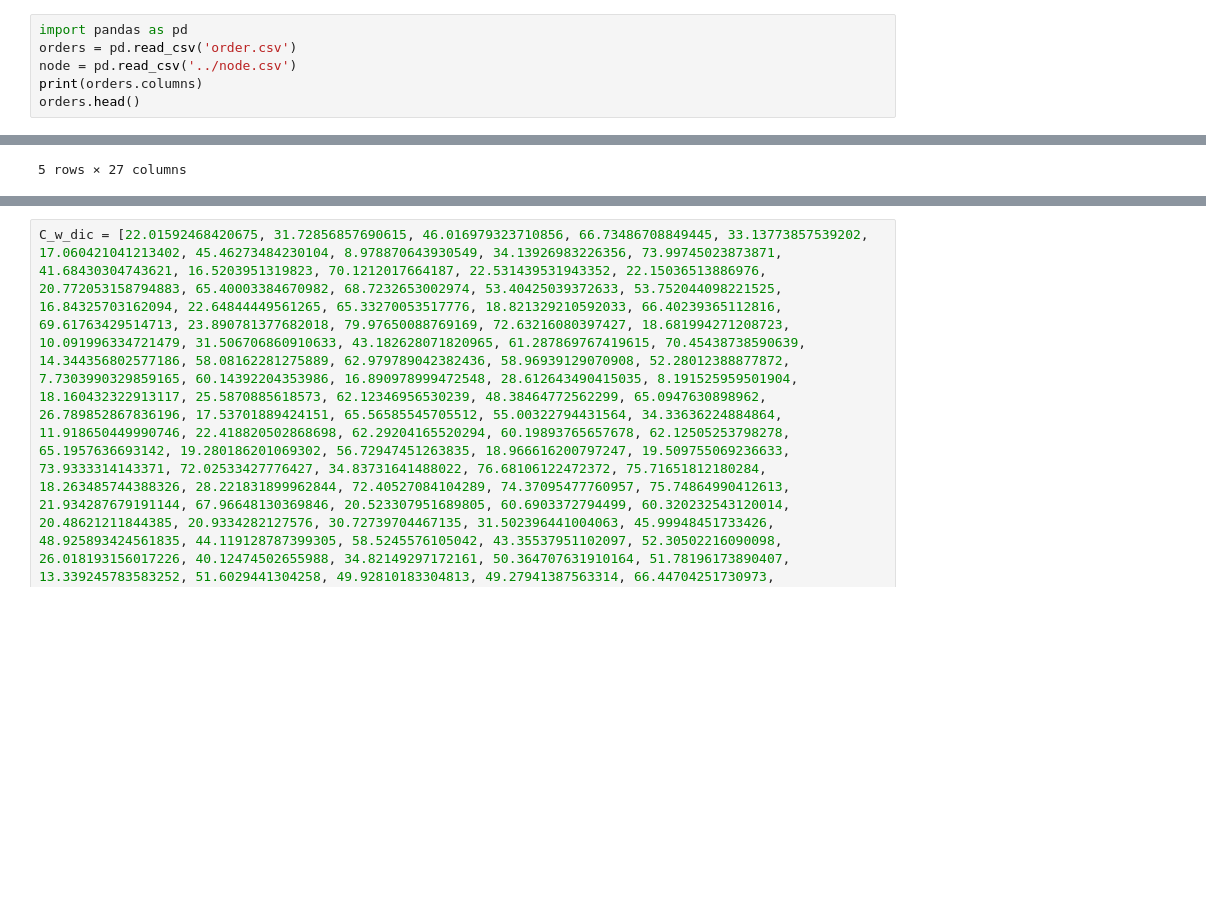
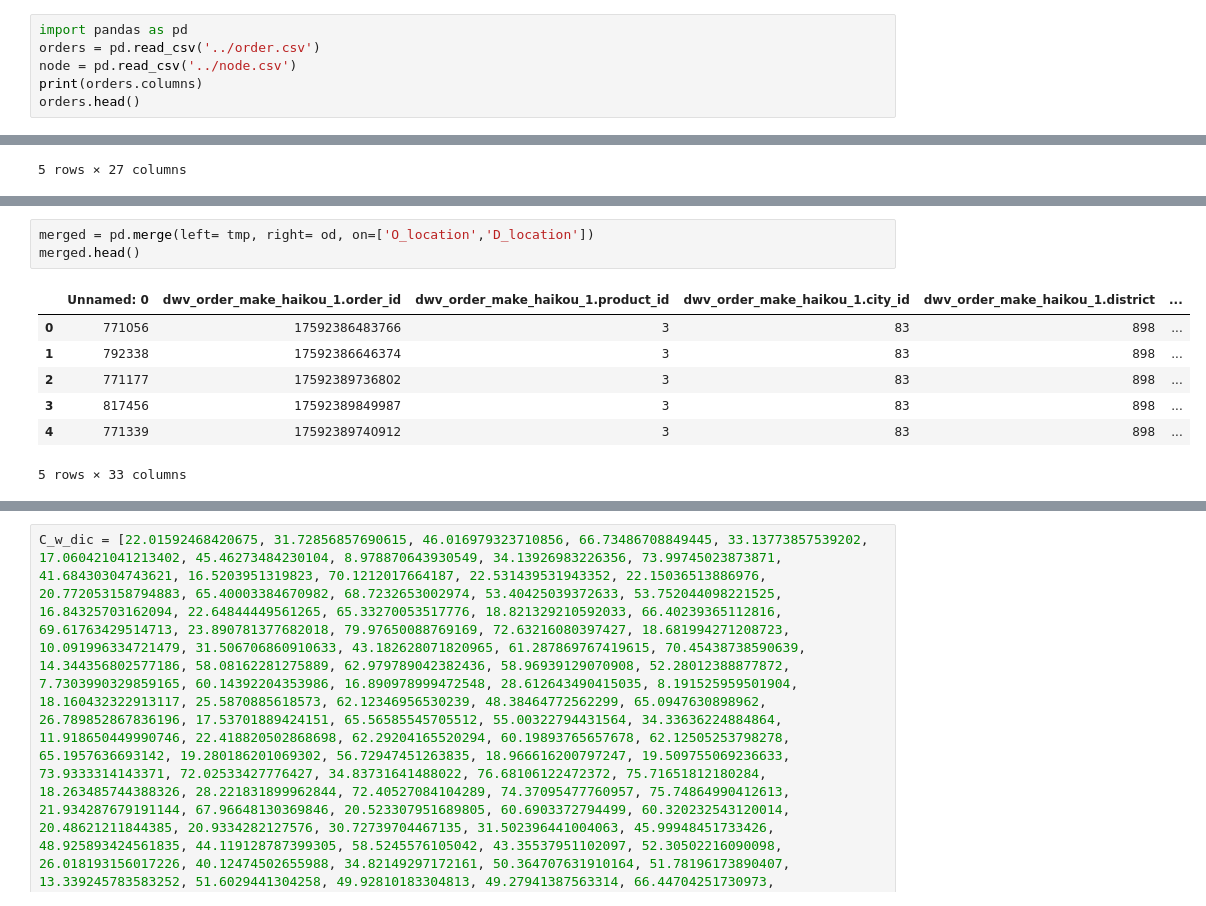
Before and after one commit to yangchen-seu/ride-pooling-price-strategy, a Jupyter notebook: matching_first_protocol/input/preprocess/preprocess.ipynb, the cells around one changed output, grey strips where cells are left out. Drawn from its saved outputs; the diff is of its cells as text; blank space fills up the shorter version.

```diff
--- a/matching_first_protocol/input/preprocess/preprocess.ipynb
+++ b/matching_first_protocol/input/preprocess/preprocess.ipynb
@@ -1,6 +1,6 @@
 # %%
 import pandas as pd
-orders = pd.read_csv('order.csv')
+orders = pd.read_csv('../order.csv')
 node = pd.read_csv('../node.csv')
 print(orders.columns)
 orders.head()
@@ -90,0 +97,11 @@ grouped[['origin_id','destination_id','lambda']].to_csv('OD.csv')
+# %%
+merged = pd.merge(left= tmp, right= od, on=['O_location','D_location'])
+merged.head()
+# %% [output]
+|  | Unnamed: 0 | dwv_order_make_haikou_1.order_id | dwv_order_make_haikou_1.product_id | dwv_order_make_haikou_1.city_id | dwv_order_make_haikou_1.district | ... |
+| 0 | 771056 | 17592386483766 | 3 | 83 | 898 | ... |
+| 1 | 792338 | 17592386646374 | 3 | 83 | 898 | ... |
+| 2 | 771177 | 17592389736802 | 3 | 83 | 898 | ... |
+| 3 | 817456 | 17592389849987 | 3 | 83 | 898 | ... |
+| 4 | 771339 | 17592389740912 | 3 | 83 | 898 | ... |
+5 rows × 33 columns
```
Also changed, not shown: parts of 7 cells of this notebook, 22 other files.
